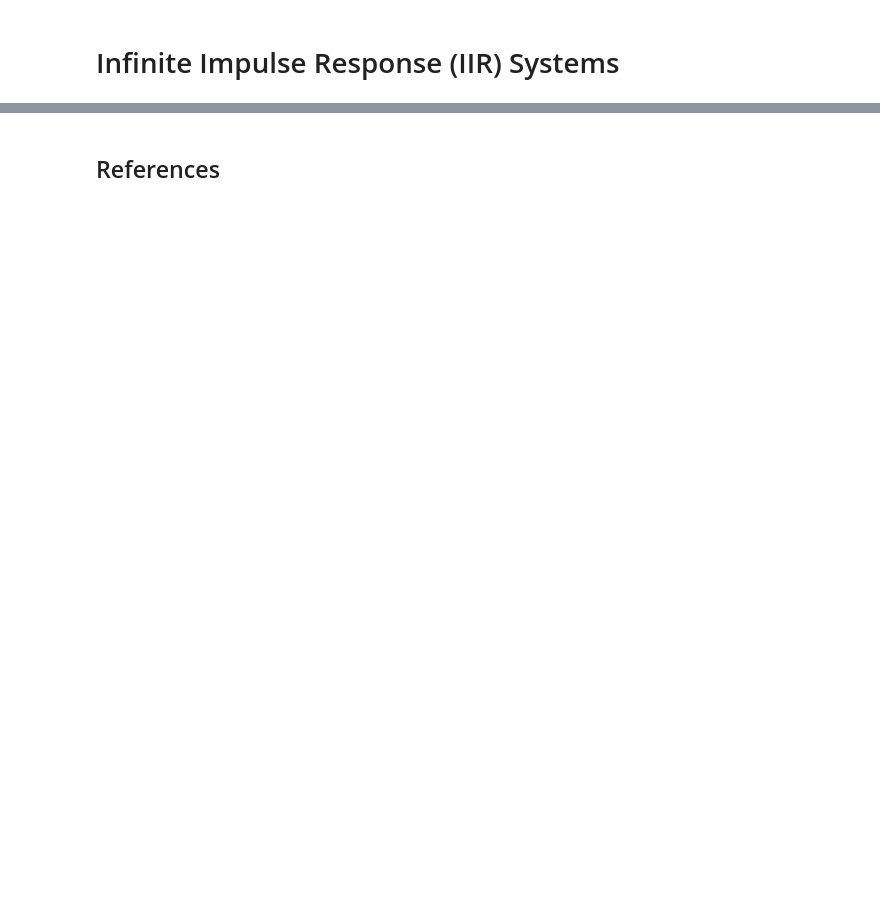
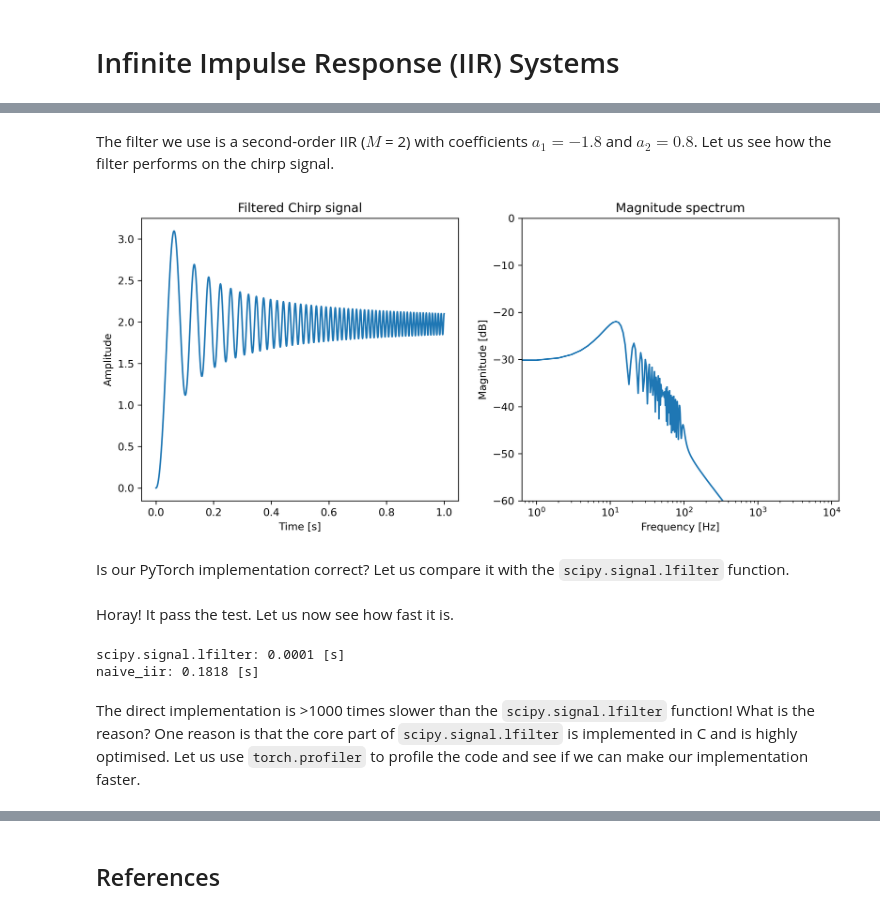
Before and after one commit to intro2ddsp/intro2ddsp.github.io, a Jupyter notebook: filters/iir.ipynb, the cells around one changed output, grey strips where cells are left out. Saved outputs shown, nothing was run; the diff lists cells and outputs as text; code cells hidden in the pictures; blank space fills up the shorter version.

```diff
--- a/filters/iir.ipynb
+++ b/filters/iir.ipynb
@@ -34,0 +92,28 @@ This also implies that they are cheaper to compute.
+# %% [markdown]
+The filter we use is a second-order IIR ($M$ = 2) with coefficients $a_1 = -1.8$ and $a_2 = 0.8$. Let us see how the filter performs on the chirp signal.
+# %%
+# b, a = signal.iirfilter(2, 50 / fs * 2, btype='lowpass', analog=False, ftype='butter', output='ba')
+# print("b:", b)
+# print("a:", a)
+b = [1e-3, 0, 0]
+a = [1, -1.8, 0.8]
+filtered_signal = signal.lfilter(b, a, test_signal)
+
+fig = plt.figure(figsize=(12, 5), dpi=300)
+plt.subplot(1, 2, 1)
+plt.plot(np.arange(T) / fs, filtered_signal)
+plt.xlabel("Time [s]")
+plt.ylabel("Amplitude")
+plt.title("Filtered Chirp signal")
+plt.subplot(1, 2, 2)
+plt.magnitude_spectrum(filtered_signal, Fs=fs, scale='dB', window=signal.windows.boxcar(T))
+plt.xlabel("Frequency [Hz]")
+plt.ylabel("Magnitude [dB]")
+plt.xscale("log")
+plt.ylim(-60, 0)
+plt.title("Magnitude spectrum")
+plt.show()
+# %% [output]
+[figure, added]
+# %% [markdown]
+Is our PyTorch implementation correct? Let us compare it with the `scipy.signal.lfilter` function.
@@ -34,0 +125,41 @@ This also implies that they are cheaper to compute.
+# %% [markdown]
+Horay! It pass the test. Let us now see how fast it is.
+# %%
+scipy_time = timeit(
+    stmt="signal.lfilter(b, a, test_signal)", setup="from scipy import signal",
+    globals={
+        "b": b,
+        "a": a,
+        "test_signal": test_signal
+    },
+    number=1000
+) / 1000
+
+torch_time = timeit(
+    stmt="naive_iir(test_signal_torch, a_torch)",
+    globals={
+        "a_torch": a_torch,
+        "test_signal_torch": torch.from_numpy(test_signal) * b[0],
+        "naive_iir": naive_iir
+    },
+    number=10
+) / 10
+
+print(f"scipy.signal.lfilter: {scipy_time:.4f} [s]")
+print(f"naive_iir: {torch_time:.4f} [s]")
+# %% [output]
+scipy.signal.lfilter: 0.0001 [s]
+naive_iir: 0.1818 [s]
+# %% [markdown]
+The direct implementation is >1000 times slower than the `scipy.signal.lfilter` function! What is the reason? One reason is that the core part of `scipy.signal.lfilter` is implemented in C and is highly optimised. Let us use `torch.profiler` to profile the code and see if we can make our implementation faster.
+
+
+
+<!--
+To make our implementation faster, let us look into the for-loop of `naive_iir` function.
+
+We have four tensor operations in each loop, which are:
+1. Concatenating the past output samples (`torch.cat(y[-1:-M-1:-1])`)
+2. Multiplying the past output samples with the coefficients (`a @ past_outputs`)
+3. Subtracting the result from the current input sample (`x[n] - a @ past_outputs`)
+Each of these operations create a tensor -->
```
Also changed, not shown: parts of 13 cells of this notebook.
